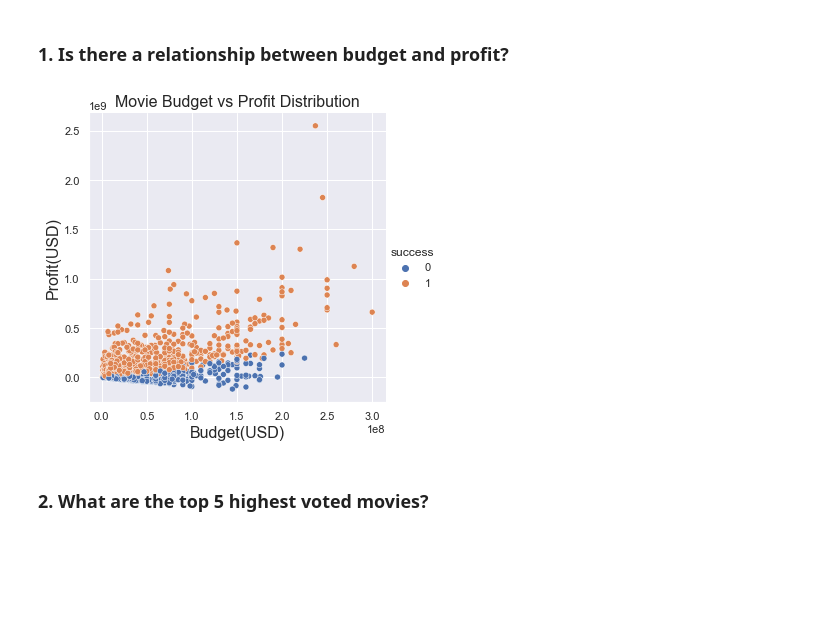
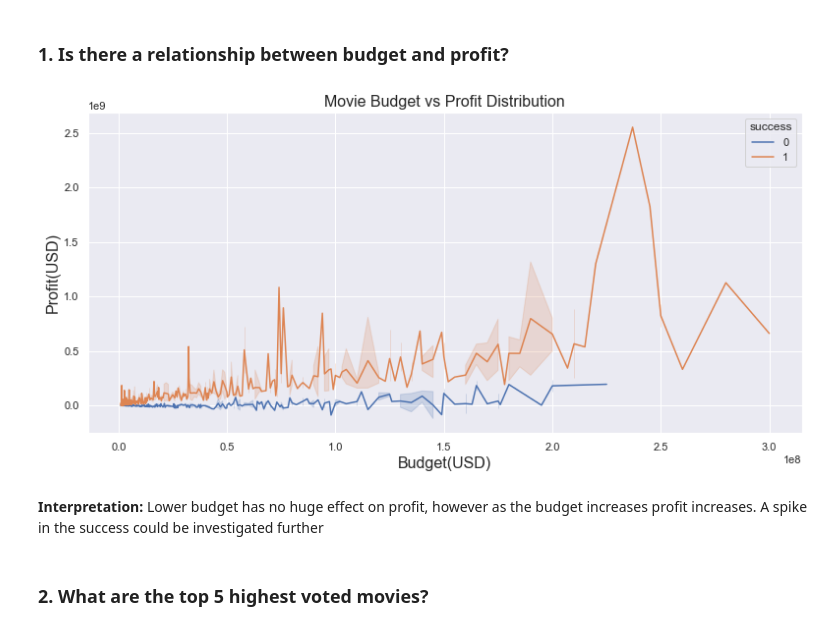
Before and after one commit to Movie-Success-Capstone/Movie-Capstone, a Jupyter notebook: Final/final_explore.ipynb, the cells around one changed output. Saved outputs shown, nothing was run; the diff lists cells and outputs as text; code cells hidden in the pictures; blank space fills up the shorter version.

```diff
--- a/Final/final_explore.ipynb
+++ b/Final/final_explore.ipynb
@@ -289,16 +289,18 @@ genres_list = ['is_genre_adventure',
 # %%
 # Budget vs profit relationship
 
-ax = lib.sns.relplot(data = train,
+ax = lib.sns.lineplot(data = train,
                 x = 'budget',
                 y = 'profit_amount',
                 hue='success')
 lib.plt.title('Movie Budget vs Profit Distribution', size = 16)
 lib.plt.xlabel('Budget(USD)', size = 16)
 lib.plt.ylabel('Profit(USD)', size = 16)
 lib.plt.show()
 # %% [output]
-[figure, old version]
+[figure, new version]
+# %% [markdown]
+__Interpretation:__ Lower budget has no huge effect on profit, however as the budget increases profit increases. A spike in the success could be investigated further
 # %% [markdown]
 ### 2. What are the top 5 highest voted movies?
 # %%
```
Also changed, not shown: parts of 10 cells of this notebook.
